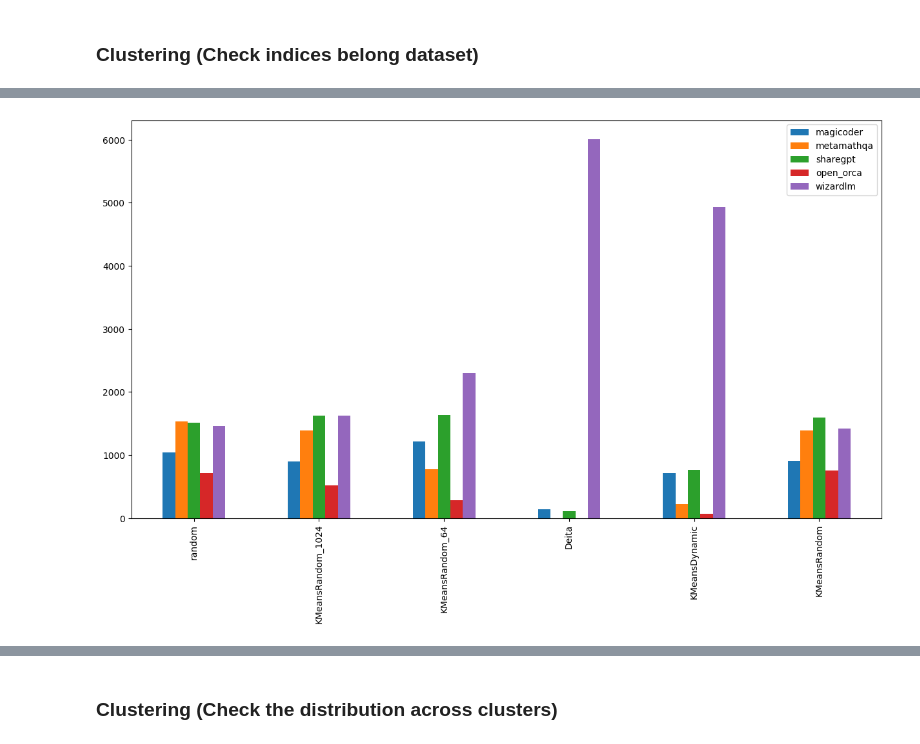
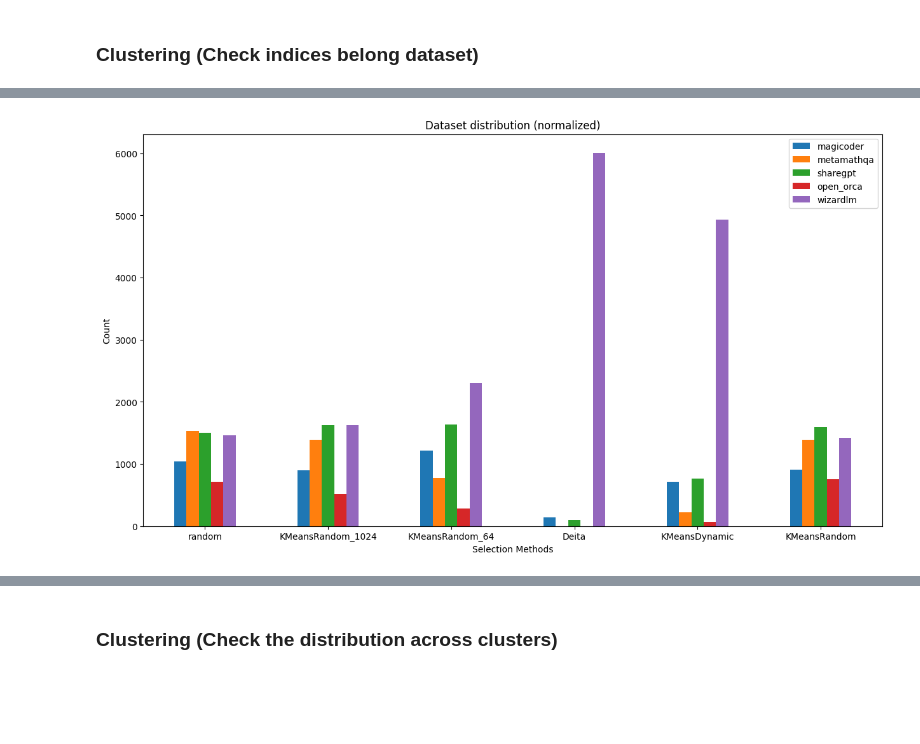
Before and after one commit to for-ai/iterative-data-selection, a Jupyter notebook: selection/notebooks/cohere_plot.ipynb, the cells around one changed output, grey strips where cells are left out. Drawn from its saved outputs; the diff is of its cells as text; code cells hidden in the pictures; blank space fills up the shorter version.

```diff
--- a/selection/notebooks/cohere_plot.ipynb
+++ b/selection/notebooks/cohere_plot.ipynb
@@ -156,12 +149,12 @@ sns.histplot(scores['eval_score'], bins=50)
 ### Clustering (KMeansDynamic)
 # %%
 # perform k-means clustering with embeddings
-K = 64
+K = 1024
 d = embeddings.shape[1]
 index = faiss.IndexFlatL2(d)
 index.add(embeddings)
 
-kmeans = faiss.Kmeans(d, K, niter=300, verbose=True, nredo=5, gpu=True)
+kmeans = faiss.Kmeans(d, K, niter=300, verbose=True, nredo=3, gpu=True)
 kmeans.train(embeddings)
 
 pca = faiss.PCAMatrix(d, 2)
@@ -243,11 +271,16 @@ indices2datasetdist
 # %%
 # plot the distribution of dataset among each indices, with indices name as x axis, and the count of each dataset as y axis, dataset as different color, with each bar next to each other, no stacking
 fig, ax = plt.subplots(figsize=(15, 8))
 df = pd.DataFrame(indices2datasetdist).fillna(0).T
 df.plot(kind='bar', stacked=False, ax=ax)
+# rotate the x axis label
+plt.xticks(rotation=0)
+plt.xlabel('Selection Methods')
+plt.ylabel('Count')
+plt.title('Dataset distribution (normalized)')
 plt.show()
 # %% [output]
-[figure, old version]
+[figure, new version]
 # %%
 eval_scores = np.array(scores, dtype=np.int64)
 eval_scores = eval_scores[:len(dataset)]
```
Also changed, not shown: parts of 17 cells of this notebook, 3 other files.
